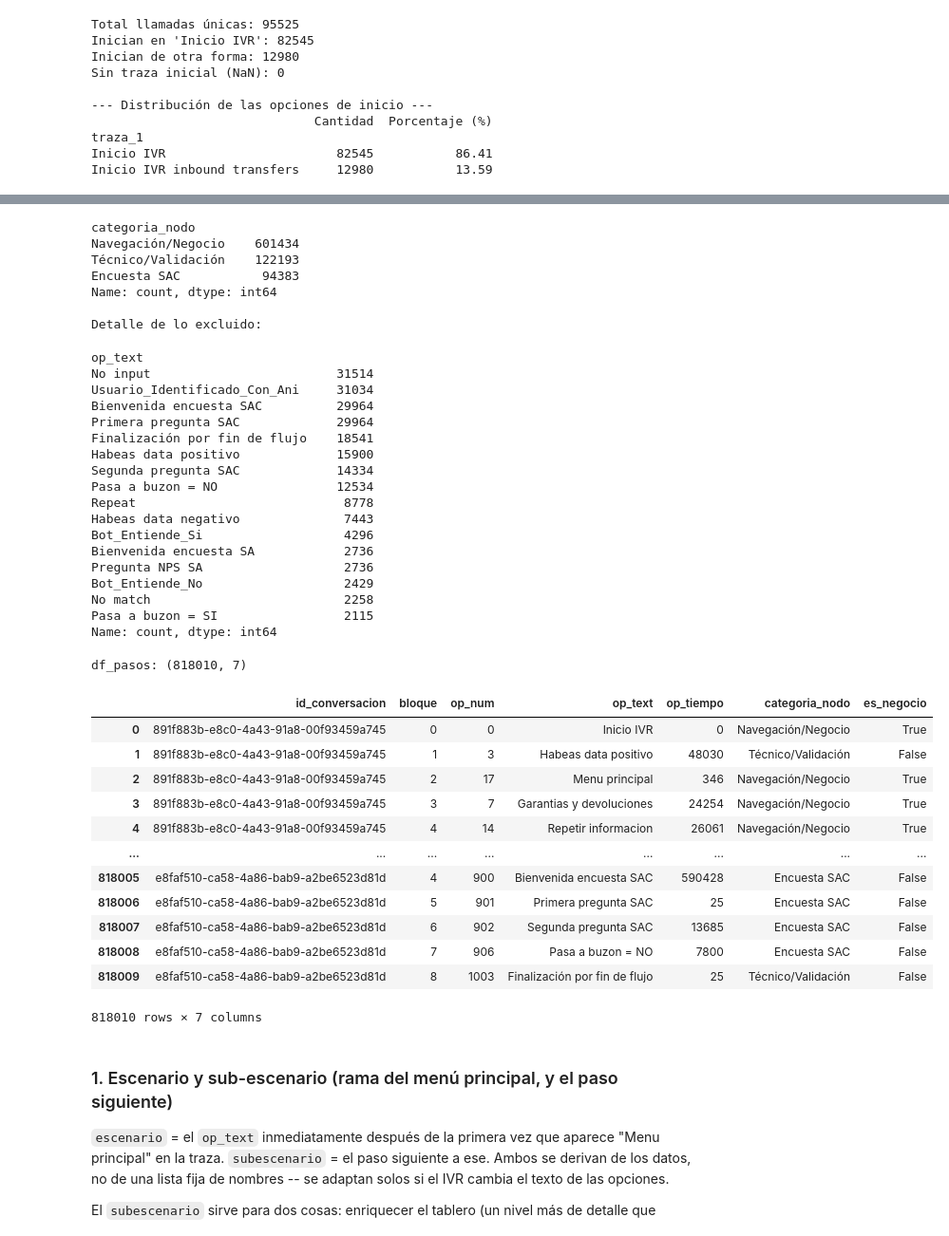
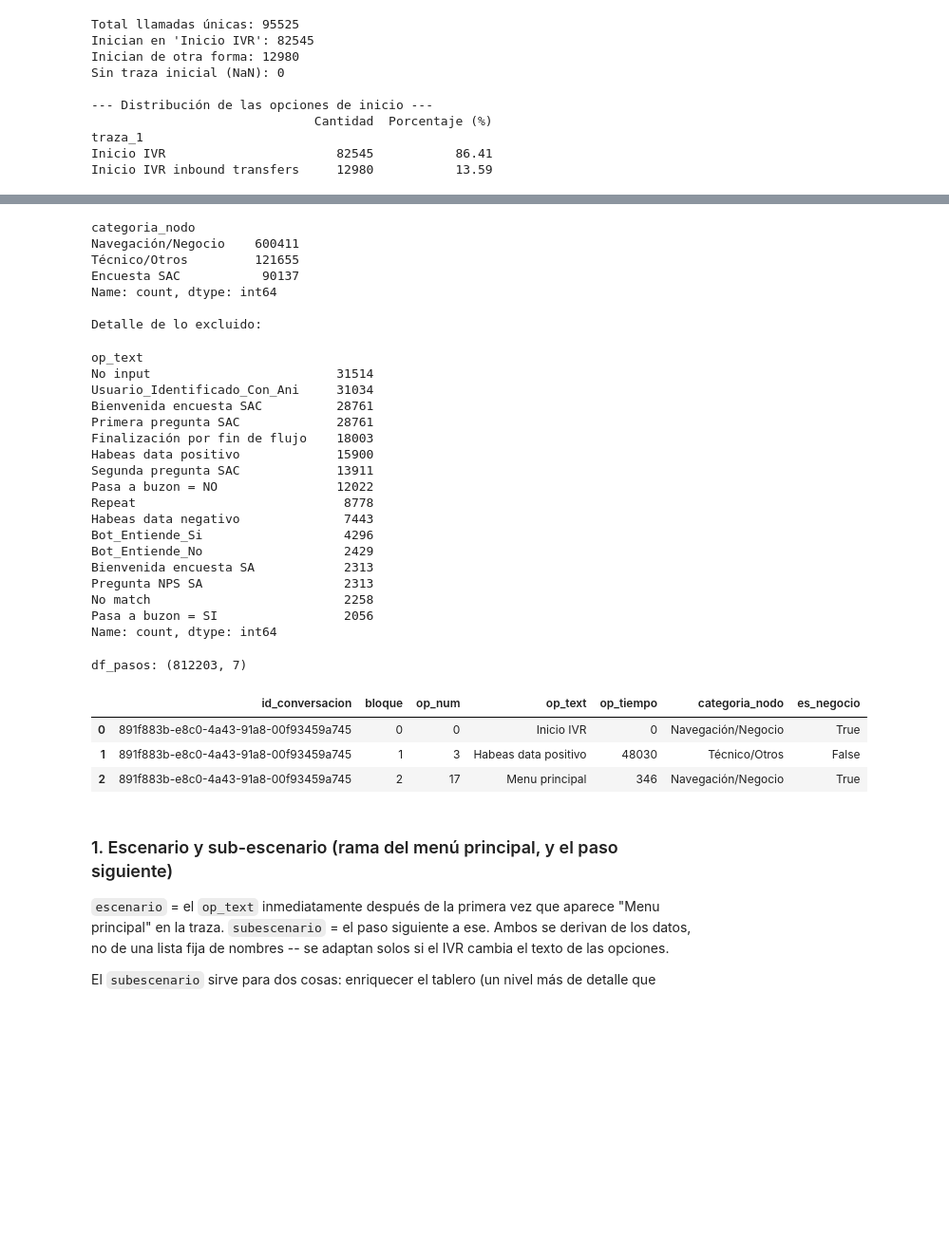
Before and after one commit to JPSOLANO10/Graphos_alk, a Jupyter notebook: 04_pipeline.ipynb, the cells around one changed output, grey strips where cells are left out. Shown at 95% size. Saved outputs shown, nothing was run; the diff lists cells and outputs as text; code cells hidden in the pictures; blank space fills up the shorter version.

Commit message:
Cambio y pulicion de detalles, creacion de tablero power bi

```diff
--- a/04_pipeline.ipynb
+++ b/04_pipeline.ipynb
@@ -690,7 +768,7 @@ def clasificar_nodo(texto):
     if PATRON_SAC.search(texto_str):
         return "Encuesta SAC"
     if PATRON_TECNICO.search(texto_str):
-        return "Técnico/Validación"
+        return "Técnico/Otros"
     return "Navegación/Negocio"
 
 df_pasos["categoria_nodo"] = df_pasos["op_text"].apply(clasificar_nodo)
@@ -702,48 +780,39 @@ print("Detalle de lo excluido:")
 df_pasos.loc[~df_pasos["es_negocio"], "op_text"].value_counts().head(40)
 # %% [output]
 categoria_nodo
-Navegación/Negocio    601434
-Técnico/Validación    122193
-Encuesta SAC           94383
+Navegación/Negocio    600411
+Técnico/Otros         121655
+Encuesta SAC           90137
 Name: count, dtype: int64
 
 Detalle de lo excluido:
 op_text
 No input                         31514
 Usuario_Identificado_Con_Ani     31034
-Bienvenida encuesta SAC          29964
-Primera pregunta SAC             29964
-Finalización por fin de flujo    18541
+Bienvenida encuesta SAC          28761
+Primera pregunta SAC             28761
+Finalización por fin de flujo    18003
 Habeas data positivo             15900
-Segunda pregunta SAC             14334
-Pasa a buzon = NO                12534
+Segunda pregunta SAC             13911
+Pasa a buzon = NO                12022
 Repeat                            8778
 Habeas data negativo              7443
 Bot_Entiende_Si                   4296
-Bienvenida encuesta SA            2736
-Pregunta NPS SA                   2736
 Bot_Entiende_No                   2429
+Bienvenida encuesta SA            2313
+Pregunta NPS SA                   2313
 No match                          2258
-Pasa a buzon = SI                 2115
+Pasa a buzon = SI                 2056
 Name: count, dtype: int64
 # %%
 print(f"df_pasos: {df_pasos.shape}")
-df_pasos
+df_pasos.head(3)
 # %% [output]
-df_pasos: (818010, 7)
+df_pasos: (812203, 7)
 |  | id_conversacion | bloque | op_num | op_text | op_tiempo | categoria_nodo | es_negocio |
 | 0 | 891f883b-e8c0-4a43-91a8-00f93459a745 | 0 | 0 | Inicio IVR | 0 | Navegación/Negocio | True |
-| 1 | 891f883b-e8c0-4a43-91a8-00f93459a745 | 1 | 3 | Habeas data positivo | 48030 | Técnico/Validación | False |
+| 1 | 891f883b-e8c0-4a43-91a8-00f93459a745 | 1 | 3 | Habeas data positivo | 48030 | Técnico/Otros | False |
 | 2 | 891f883b-e8c0-4a43-91a8-00f93459a745 | 2 | 17 | Menu principal | 346 | Navegación/Negocio | True |
-| 3 | 891f883b-e8c0-4a43-91a8-00f93459a745 | 3 | 7 | Garantias y devoluciones | 24254 | Navegación/Negocio | True |
-| 4 | 891f883b-e8c0-4a43-91a8-00f93459a745 | 4 | 14 | Repetir informacion | 26061 | Navegación/Negocio | True |
-| ... | ... | ... | ... | ... | ... | ... | ... |
-| 818005 | e8faf510-ca58-4a86-bab9-a2be6523d81d | 4 | 900 | Bienvenida encuesta SAC | 590428 | Encuesta SAC | False |
-| 818006 | e8faf510-ca58-4a86-bab9-a2be6523d81d | 5 | 901 | Primera pregunta SAC | 25 | Encuesta SAC | False |
-| 818007 | e8faf510-ca58-4a86-bab9-a2be6523d81d | 6 | 902 | Segunda pregunta SAC | 13685 | Encuesta SAC | False |
-| 818008 | e8faf510-ca58-4a86-bab9-a2be6523d81d | 7 | 906 | Pasa a buzon = NO | 7800 | Encuesta SAC | False |
-| 818009 | e8faf510-ca58-4a86-bab9-a2be6523d81d | 8 | 1003 | Finalización por fin de flujo | 25 | Técnico/Validación | False |
-818010 rows × 7 columns
 # %%
 # resumen = (
 #     df_pasos.groupby("op_text")
```
Also changed, not shown: parts of 76 cells of this notebook, 1 other file.
